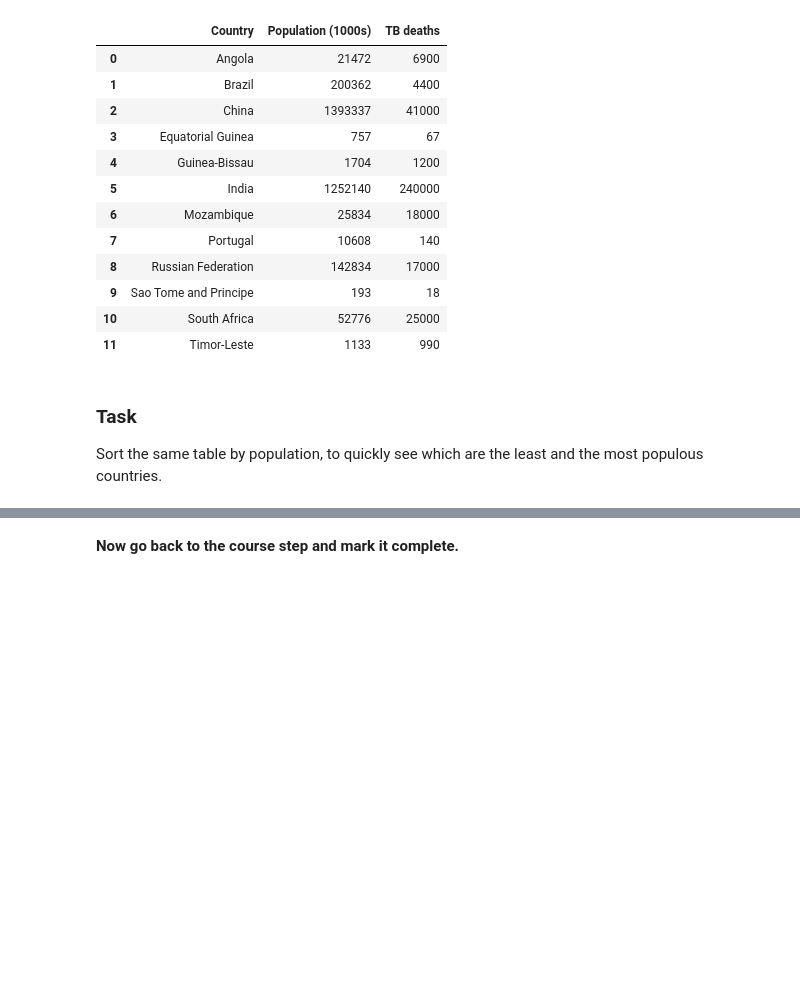
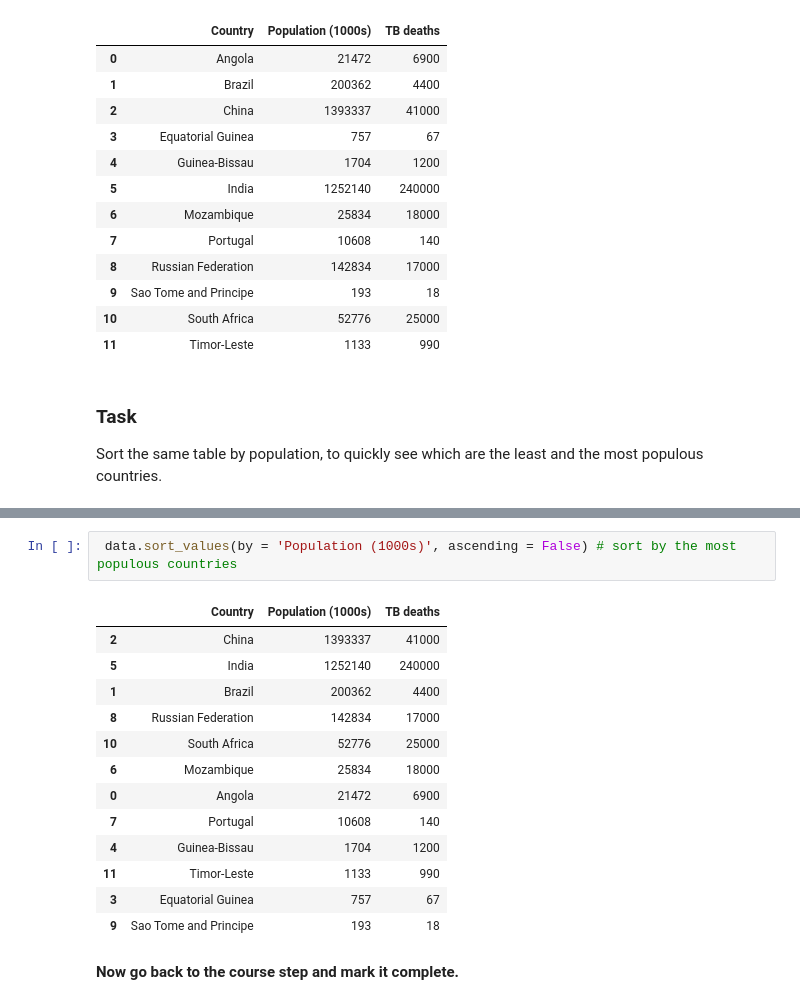
Before and after one commit to aleengo/Learn-to-code-for-data-analysis, a Jupyter notebook: 1_Having_a_go_at_it/Exercises_1.ipynb, the cells around one changed output, grey strips where cells are left out. Drawn from its saved outputs; the diff is of its cells as text; blank space fills up the shorter version.

```diff
--- a/1_Having_a_go_at_it/Exercises_1.ipynb
+++ b/1_Having_a_go_at_it/Exercises_1.ipynb
@@ -323,3 +370,19 @@ Sort the same table by population, to quickly see which are the least and the mo
+# %%
+ data.sort_values(by = 'Population (1000s)', ascending = False) # sort by the most populous countries
+# %% [output]
+|  | Country | Population (1000s) | TB deaths |
+| 2 | China | 1393337 | 41000 |
+| 5 | India | 1252140 | 240000 |
+| 1 | Brazil | 200362 | 4400 |
+| 8 | Russian Federation | 142834 | 17000 |
+| 10 | South Africa | 52776 | 25000 |
+| 6 | Mozambique | 25834 | 18000 |
+| 0 | Angola | 21472 | 6900 |
+| 7 | Portugal | 10608 | 140 |
+| 4 | Guinea-Bissau | 1704 | 1200 |
+| 11 | Timor-Leste | 1133 | 990 |
+| 3 | Equatorial Guinea | 757 | 67 |
+| 9 | Sao Tome and Principe | 193 | 18 |
 # %% [markdown]
 **Now go back to the course step and mark it complete.**
 # %% [markdown]
```
Also changed, not shown: parts of 6 cells of this notebook.
